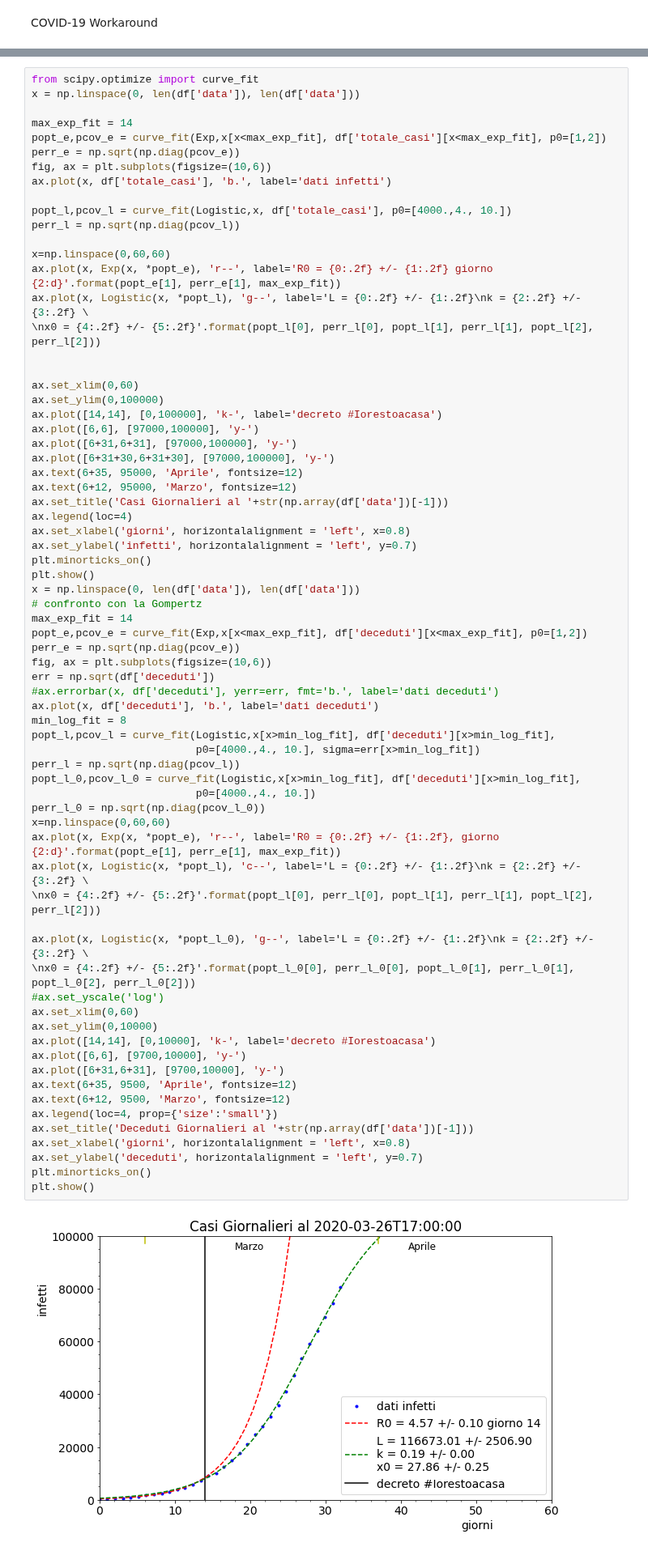
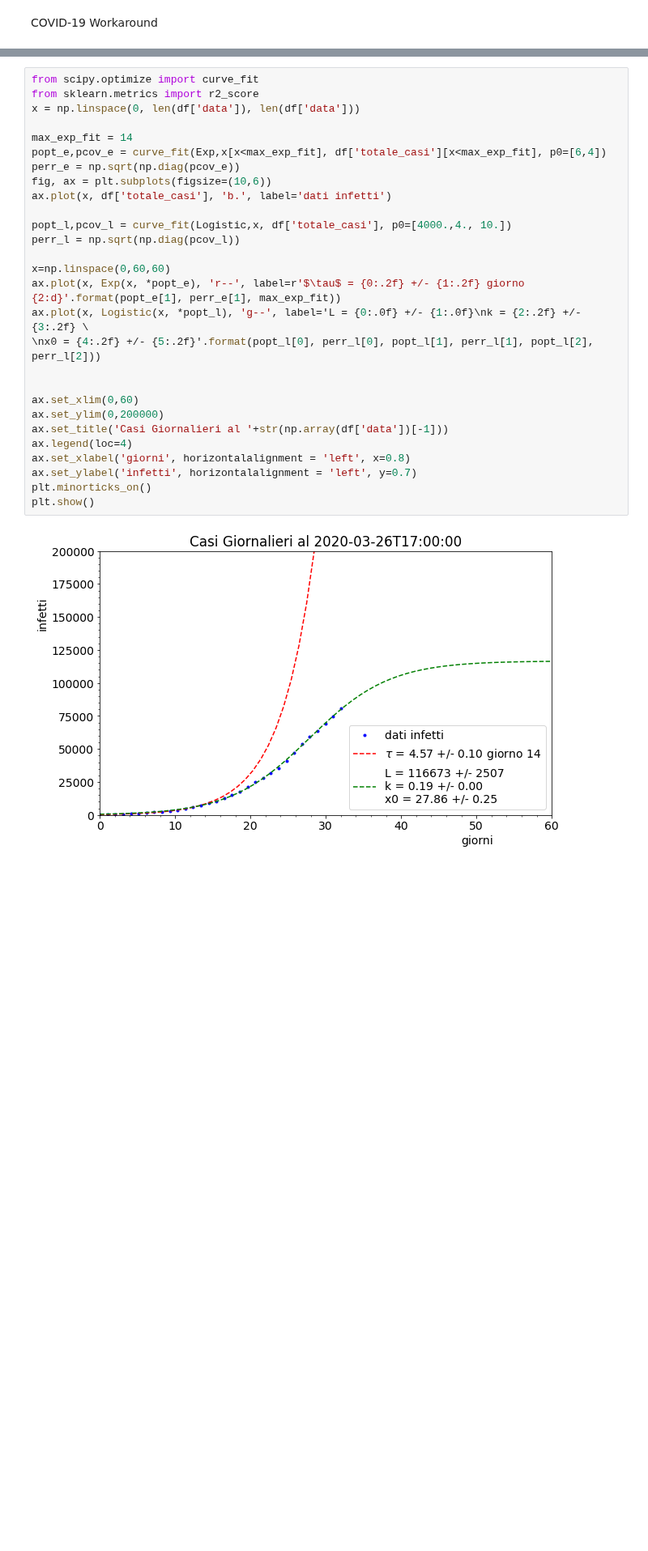
Before and after one commit to lorenzopaolucci/studenti, a Jupyter notebook: covid19.ipynb, the cells around one changed output, grey strips where cells are left out. Shown at 81% size. Drawn from its saved outputs; the diff is of its cells as text; blank space fills up the shorter version.

```diff
--- a/covid19.ipynb
+++ b/covid19.ipynb
@@ -58,72 +84,30 @@ def Gompertz(x, a, b, c):
 # %%
 from scipy.optimize import curve_fit
+from sklearn.metrics import r2_score
 x = np.linspace(0, len(df['data']), len(df['data']))
 
 max_exp_fit = 14
-popt_e,pcov_e = curve_fit(Exp,x[x<max_exp_fit], df['totale_casi'][x<max_exp_fit], p0=[1,2])
+popt_e,pcov_e = curve_fit(Exp,x[x<max_exp_fit], df['totale_casi'][x<max_exp_fit], p0=[6,4])
 perr_e = np.sqrt(np.diag(pcov_e))
 fig, ax = plt.subplots(figsize=(10,6))
 ax.plot(x, df['totale_casi'], 'b.', label='dati infetti')
 
 popt_l,pcov_l = curve_fit(Logistic,x, df['totale_casi'], p0=[4000.,4., 10.])
 perr_l = np.sqrt(np.diag(pcov_l))
 
 x=np.linspace(0,60,60)
-ax.plot(x, Exp(x, *popt_e), 'r--', label='R0 = {0:.2f} +/- {1:.2f} giorno {2:d}'.format(popt_e[1], perr_e[1], max_exp_fit))
-ax.plot(x, Logistic(x, *popt_l), 'g--', label='L = {0:.2f} +/- {1:.2f}\nk = {2:.2f} +/- {3:.2f} \
+ax.plot(x, Exp(x, *popt_e), 'r--', label=r'$\tau$ = {0:.2f} +/- {1:.2f} giorno {2:d}'.format(popt_e[1], perr_e[1], max_exp_fit))
+ax.plot(x, Logistic(x, *popt_l), 'g--', label='L = {0:.0f} +/- {1:.0f}\nk = {2:.2f} +/- {3:.2f} \
 \nx0 = {4:.2f} +/- {5:.2f}'.format(popt_l[0], perr_l[0], popt_l[1], perr_l[1], popt_l[2], perr_l[2]))
 
 
 ax.set_xlim(0,60)
-ax.set_ylim(0,100000)
-ax.plot([14,14], [0,100000], 'k-', label='decreto #Iorestoacasa')
-ax.plot([6,6], [97000,100000], 'y-')
-ax.plot([6+31,6+31], [97000,100000], 'y-')
-ax.plot([6+31+30,6+31+30], [97000,100000], 'y-')
-ax.text(6+35, 95000, 'Aprile', fontsize=12)
-ax.text(6+12, 95000, 'Marzo', fontsize=12)
+ax.set_ylim(0,200000)
 ax.set_title('Casi Giornalieri al '+str(np.array(df['data'])[-1]))
 ax.legend(loc=4)
 ax.set_xlabel('giorni', horizontalalignment = 'left', x=0.8)
 ax.set_ylabel('infetti', horizontalalignment = 'left', y=0.7)
 plt.minorticks_on()
 plt.show()
-x = np.linspace(0, len(df['data']), len(df['data']))
-# confronto con la Gompertz
-max_exp_fit = 14
-popt_e,pcov_e = curve_fit(Exp,x[x<max_exp_fit], df['deceduti'][x<max_exp_fit], p0=[1,2])
-perr_e = np.sqrt(np.diag(pcov_e))
-fig, ax = plt.subplots(figsize=(10,6))
-err = np.sqrt(df['deceduti'])
-#ax.errorbar(x, df['deceduti'], yerr=err, fmt='b.', label='dati deceduti')
-ax.plot(x, df['deceduti'], 'b.', label='dati deceduti')
-min_log_fit = 8
-popt_l,pcov_l = curve_fit(Logistic,x[x>min_log_fit], df['deceduti'][x>min_log_fit],
-                          p0=[4000.,4., 10.], sigma=err[x>min_log_fit])
-perr_l = np.sqrt(np.diag(pcov_l))
-popt_l_0,pcov_l_0 = curve_fit(Logistic,x[x>min_log_fit], df['deceduti'][x>min_log_fit],
-                          p0=[4000.,4., 10.])
-perr_l_0 = np.sqrt(np.diag(pcov_l_0))
-x=np.linspace(0,60,60)
-ax.plot(x, Exp(x, *popt_e), 'r--', label='R0 = {0:.2f} +/- {1:.2f}, giorno {2:d}'.format(popt_e[1], perr_e[1], max_exp_fit))
-ax.plot(x, Logistic(x, *popt_l), 'c--', label='L = {0:.2f} +/- {1:.2f}\nk = {2:.2f} +/- {3:.2f} \
-\nx0 = {4:.2f} +/- {5:.2f}'.format(popt_l[0], perr_l[0], popt_l[1], perr_l[1], popt_l[2], perr_l[2]))
-
-ax.plot(x, Logistic(x, *popt_l_0), 'g--', label='L = {0:.2f} +/- {1:.2f}\nk = {2:.2f} +/- {3:.2f} \
-\nx0 = {4:.2f} +/- {5:.2f}'.format(popt_l_0[0], perr_l_0[0], popt_l_0[1], perr_l_0[1], popt_l_0[2], perr_l_0[2]))
-#ax.set_yscale('log')
-ax.set_xlim(0,60)
-ax.set_ylim(0,10000)
-ax.plot([14,14], [0,10000], 'k-', label='decreto #Iorestoacasa')
-ax.plot([6,6], [9700,10000], 'y-')
-ax.plot([6+31,6+31], [9700,10000], 'y-')
-ax.text(6+35, 9500, 'Aprile', fontsize=12)
-ax.text(6+12, 9500, 'Marzo', fontsize=12)
-ax.legend(loc=4, prop={'size':'small'})
-ax.set_title('Deceduti Giornalieri al '+str(np.array(df['data'])[-1]))
-ax.set_xlabel('giorni', horizontalalignment = 'left', x=0.8)
-ax.set_ylabel('deceduti', horizontalalignment = 'left', y=0.7)
-plt.minorticks_on()
-plt.show()
 # %% [output]
-[figure, old version]
+[figure, new version]
```
Also changed, not shown: parts of 6 cells of this notebook.
